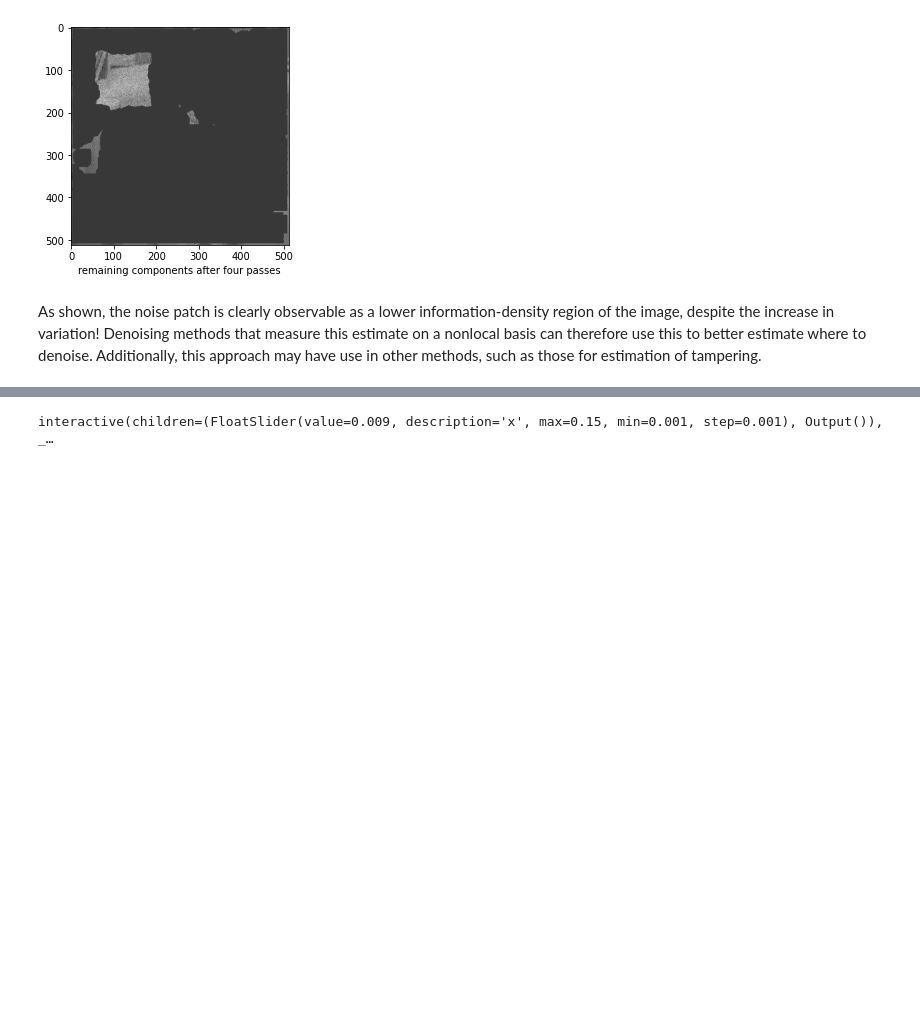
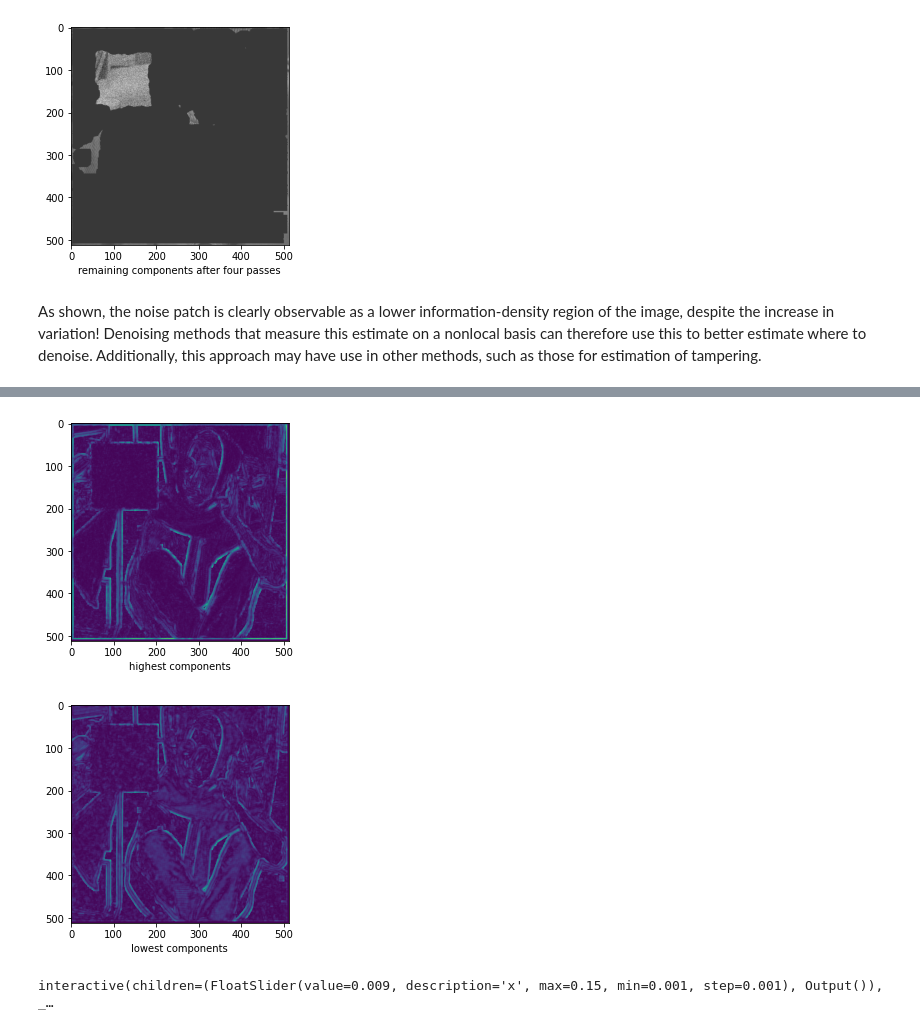
Before and after one commit to ik1xpv/streamcleaner, a Jupyter notebook: Logistic_similarity_estimation_method.ipynb, the cells around one changed output, grey strips where cells are left out. Saved outputs shown, nothing was run; the diff lists cells and outputs as text; code cells hidden in the pictures; blank space fills up the shorter version.

```diff
--- a/Logistic_similarity_estimation_method.ipynb
+++ b/Logistic_similarity_estimation_method.ipynb
@@ -327,3 +342,15 @@ As shown, the noise patch is clearly observable as a lower information-density r
+# %%
+estimateupper = information_estimate(upper)
+estimatelower = information_estimate(lower)
+plt.imshow(estimateupper)
+plt.xlabel("highest components")
+plt.show()
+plt.imshow(estimatelower)
+plt.xlabel("lowest components")
+plt.show()
+# %% [output]
+[figure, added]
+[figure, added]
 # %%
 from scipy.fftpack import fft2,ifft2, dct,idct,dstn,idstn
 # %%
```
Also changed, not shown: parts of 3 cells of this notebook.
